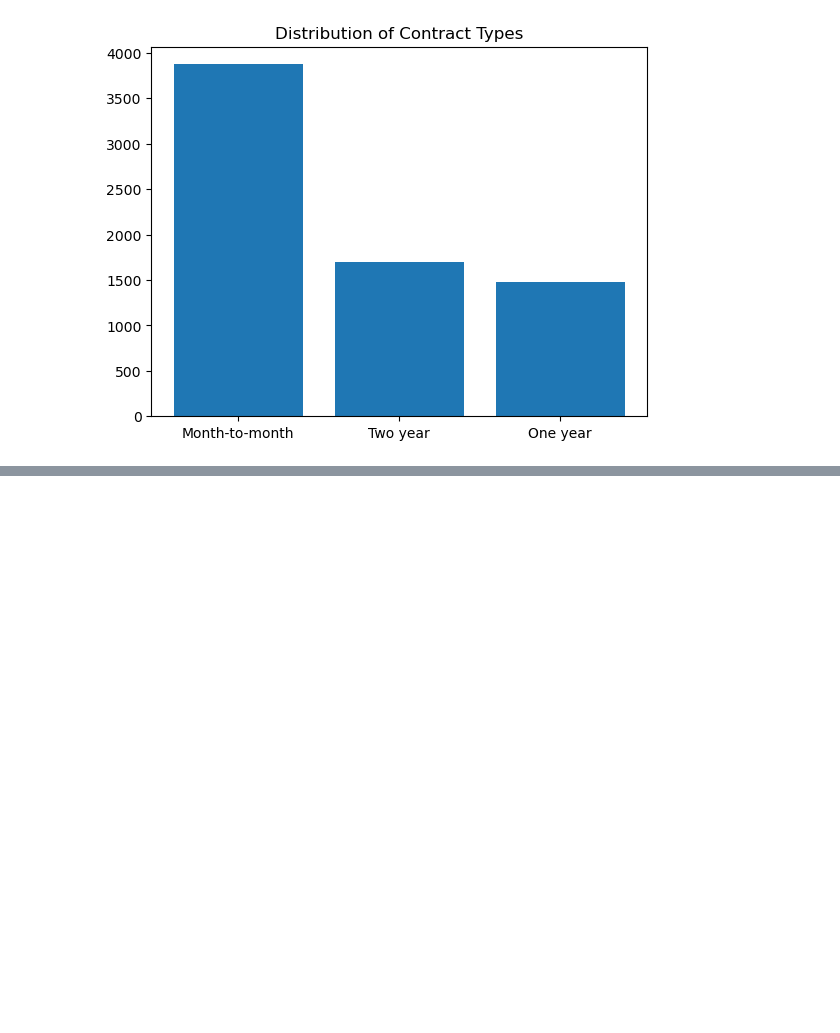
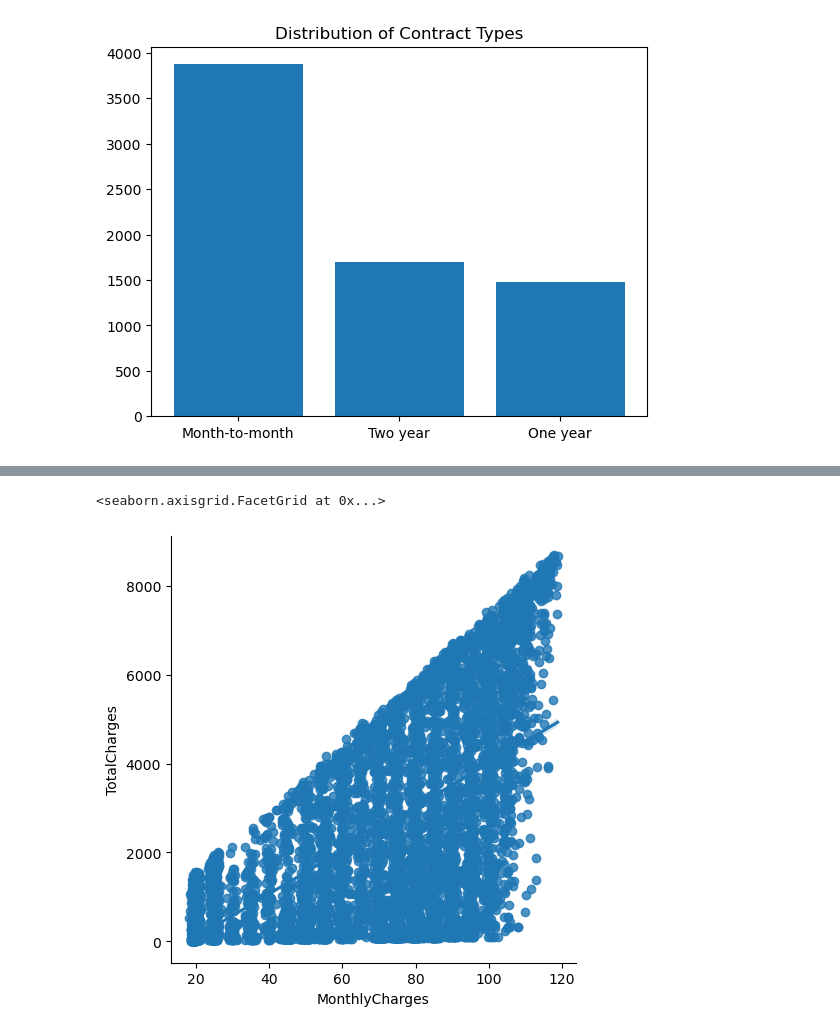
Before and after one commit to DaneFanalyst/telco_churn, a Jupyter notebook: churn.ipynb, the cells around one changed output, grey strips where cells are left out. Cells and saved outputs as stored; diff of their text form; code cells hidden in the pictures; blank space fills up the shorter version.

```diff
--- a/churn.ipynb
+++ b/churn.ipynb
@@ -78,0 +188,5 @@ plt.show()
+# %%
+Telco['Churn'] = np.where(Telco['Churn'] == 'Yes', 1,0)
+# %%
+Telco_dummies = pd.get_dummies(Telco)
+Telco_dummies.head()
@@ -78,0 +200,5 @@ plt.show()
+# %%
+sns.lmplot(x='MonthlyCharges', y='TotalCharges', data= Telco_dummies)
+# %% [output]
+<seaborn.axisgrid.FacetGrid at 0x...>
+[figure, added]
```
Also changed, not shown: parts of 20 cells of this notebook.
